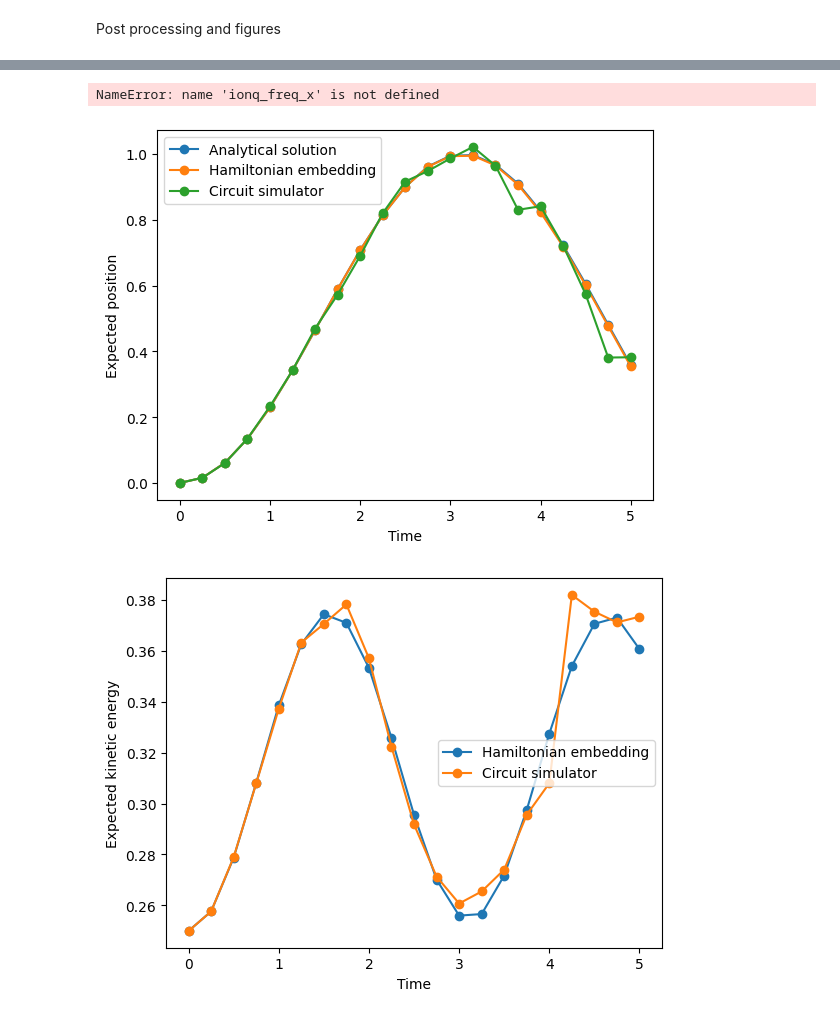
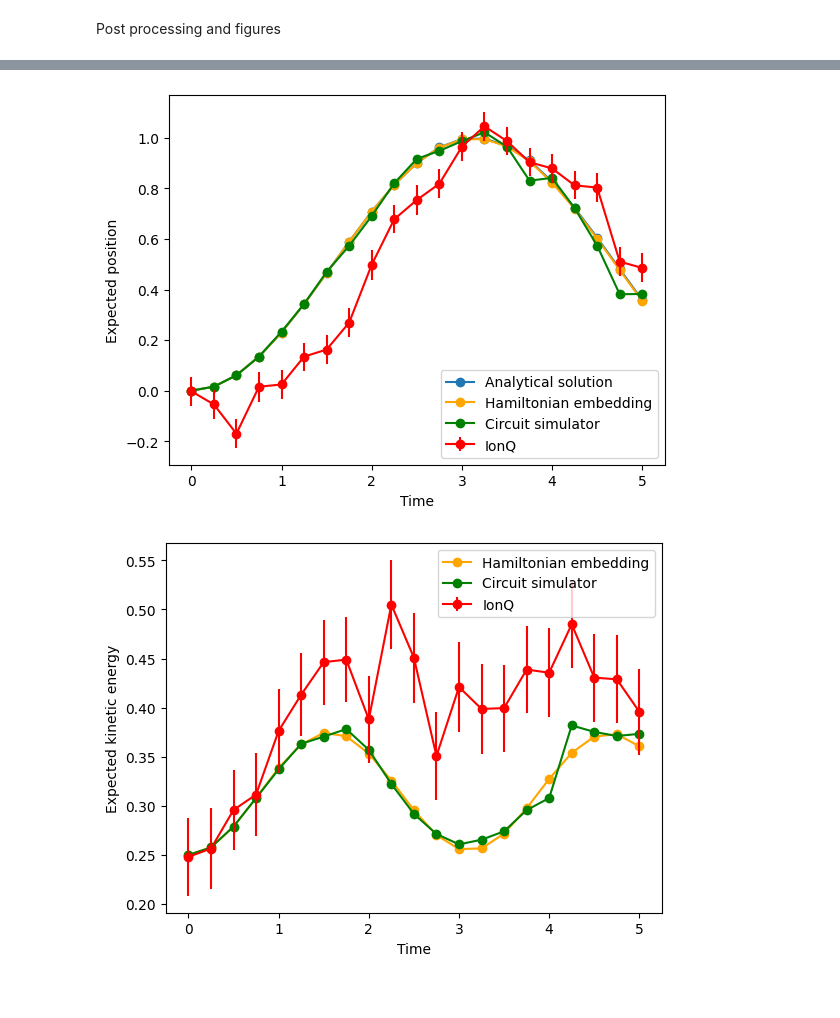
Before and after one commit to jiaqileng/hamiltonian-embedding, a Jupyter notebook: ionq_experiments.ipynb, the cells around one changed output, grey strips where cells are left out. Drawn from its saved outputs; the diff is of its cells as text; code cells hidden in the pictures.

```diff
--- a/ionq_experiments.ipynb
+++ b/ionq_experiments.ipynb
@@ -1137,11 +1271,11 @@ Submit tasks
 # %%
 if use_real_machine:
     run_fock_space_method(N, dimension, encoding, num_time_points, t_vals,
-                          TASK_DIR, r, a, b, num_shots, device, SAVE_DIR,
+                          TASK_DIR, r, a, b, num_shots_z, num_shots_x, device, SAVE_DIR,
                           use_real_machine, qpu_job_ids_filename_z, qpu_job_ids_filename_x)
 else:
     sim_prob_z, sim_prob_x = run_fock_space_method(N, dimension, encoding, num_time_points, t_vals,
-                                                   TASK_DIR, r, a, b, num_shots, device, SAVE_DIR,
+                                                   TASK_DIR, r, a, b, num_shots_z, num_shots_x, device, SAVE_DIR,
                                                    use_real_machine, qpu_job_ids_filename_z, qpu_job_ids_filename_x)
 # %% [output]
 Unitless time:  0.000
@@ -1192,12 +1342,12 @@ FileNotFoundError: [Errno 2] No such file or directory: 'experiment_data/fock_sp
 Post processing and figures
 # %%
 # Observable for each computational basis state
-x_obs_vec = np.zeros(2 ** N)
-p2_obs_vec_x = np.zeros(2 ** N)
-p2_obs_vec_z = np.zeros(2 ** N)
+x_obs_vec = np.zeros(2 ** n)
+p2_obs_vec_x = np.zeros(2 ** n)
+p2_obs_vec_z = np.zeros(2 ** n)
 
-for i in range(2 ** N):
-    bitstring = np.binary_repr(i, N)[::-1]
+for i in range(2 ** n):
+    bitstring = np.binary_repr(i, n)[::-1]
 
     for j in range(N-1):
         if bitstring[j] == bitstring[j+1]:
@@ -1222,16 +1372,16 @@ p2_obs_vec_x *= (-0.5)
 x_obs_sim = np.zeros(num_time_points)
 p2_obs_sim = np.zeros(num_time_points)
 
-# x_obs_ionq = np.zeros(num_time_points)
-# p2_obs_x_ionq = np.zeros(num_time_points)
-# p2_obs_z_ionq = np.zeros(num_time_points)
-# pos_observable_ionq = []
+x_obs_ionq = np.zeros(num_time_points)
+p2_obs_x_ionq = np.zeros(num_time_points)
+p2_obs_z_ionq = np.zeros(num_time_points)
+pos_observable_ionq = []
 for i in range(num_time_points):
     x_obs_sim[i] = x_obs_vec @ sim_prob_x[i]
-    # x_obs_ionq[i] = x_obs_vec @ ionq_freq_x[i]
+    x_obs_ionq[i] = x_obs_vec @ ionq_freq_x[i]
 
     p2_obs_sim[i] = p2_obs_vec_x @ sim_prob_x[i] + (p2_obs_vec_z[codewords] @ sim_prob_z[i][codewords]) / np.sum(sim_prob_z[i][codewords])
-    # p2_obs_x_ionq[i] = p2_obs_vec_x @ ionq_freq_x[i]
-    # p2_obs_z_ionq[i] = (p2_obs_vec_z[codewords] @ ionq_freq_z[i][codewords]) / np.sum(ionq_freq_z[i][codewords])
+    p2_obs_x_ionq[i] = p2_obs_vec_x @ ionq_freq_x[i]
+    p2_obs_z_ionq[i] = (p2_obs_vec_z[codewords] @ ionq_freq_z[i][codewords]) / np.sum(ionq_freq_z[i][codewords])
 
-# p2_obs_ionq = p2_obs_x_ionq + p2_iobs_z_ionq
+p2_obs_ionq = p2_obs_x_ionq + p2_obs_z_ionq
@@ -1240,13 +1396,11 @@ x_obs_ionq_err = np.zeros(num_time_points)
 kinetic_energy_err = np.zeros(num_time_points)
 
 for i in range(num_time_points):
-    x_obs_ionq_err[i] = np.sqrt(ionq_freq_x[i] @ (x_obs_vec - x_obs_ionq[i]) ** 2 / (M * num_shots - 1))
+    x_obs_ionq_err[i] = np.sqrt(ionq_freq_x[i] @ (x_obs_vec - x_obs_ionq[i]) ** 2 / (num_shots_x - 1))
 
     # Sqrt of variance of mean for XX observables plus Z observables
-    kinetic_energy_err[i] = np.sqrt(ionq_freq_x[i] @ 0.5 * (p2_obs_vec_x - p2_obs_x_ionq[i]) ** 2 / (M * num_shots - 1) + \
-                                    ionq_freq_z[i][codewords] @ 0.5 * (p2_obs_vec_z[codewords] - p2_obs_z_ionq[i]) ** 2 / (M * num_shots - 1))
+    kinetic_energy_err[i] = np.sqrt(0.5 * ionq_freq_x[i] @ (p2_obs_vec_x - p2_obs_x_ionq[i]) ** 2 / (num_shots_x - 1) + \
+                                    0.5 * ionq_freq_z[i][codewords] @ (p2_obs_vec_z[codewords] - p2_obs_z_ionq[i]) ** 2 / (num_shots_z - 1))
-# %% [output]
-NameError: name 'ionq_freq_x' is not defined
 # %%
 def get_real_space_hamiltonian(N, a, b):
     p_sq = sum_h_z(N, [-0.5 * (j+1/2) for j in range(N)])
@@ -1326,22 +1482,21 @@ expected_position_analytical = (b / a) * (np.cos(np.sqrt(a) * np.linspace(0, T,
 # %%
-
 plt.plot(np.linspace(0, T, num_time_points_ideal), expected_position_analytical, '-o', label="Analytical solution")
-plt.plot(np.linspace(0, T, num_time_points_ideal), x_obs_ham_ebd, '-o', label="Hamiltonian embedding")
-plt.plot(t_vals, x_obs_sim, '-o', label="Circuit simulator")
-# plt.errorbar(t_vals, x_obs_ionq, x_obs_ionq_err, fmt='-o', label="IonQ")
+plt.plot(np.linspace(0, T, num_time_points_ideal), x_obs_ham_ebd, '-o', color="orange", label="Hamiltonian embedding")
+plt.plot(t_vals, x_obs_sim, '-o', color="green", label="Circuit simulator")
+plt.errorbar(t_vals, x_obs_ionq, x_obs_ionq_err, color="red", fmt='-o', label="IonQ")
 plt.ylabel("Expected position")
 plt.xlabel("Time")
 plt.legend()
 plt.show()
 # %% [output]
-[figure, old version]
+[figure, new version]
 # %%
-plt.plot(np.linspace(0, T, num_time_points_ideal), 0.5 * p2_obs_ham_ebd, '-o', label="Hamiltonian embedding")
-plt.plot(t_vals, 0.5 * p2_obs_sim, '-o', label="Circuit simulator")
-# plt.errorbar(t_vals, 0.5 * p2_obs_ionq, kinetic_energy_err, fmt='-o', label="IonQ")
+plt.plot(np.linspace(0, T, num_time_points_ideal), 0.5 * p2_obs_ham_ebd, '-o', color='orange', label="Hamiltonian embedding")
+plt.plot(t_vals, 0.5 * p2_obs_sim, '-o', color='green', label="Circuit simulator")
+plt.errorbar(t_vals, 0.5 * p2_obs_ionq, kinetic_energy_err, fmt='-o', color='red', label="IonQ")
 plt.ylabel("Expected kinetic energy")
 plt.xlabel("Time")
 plt.legend()
 plt.show()
 # %% [output]
-[figure, old version]
+[figure, new version]
```
Also changed, not shown: parts of 34 cells of this notebook.
